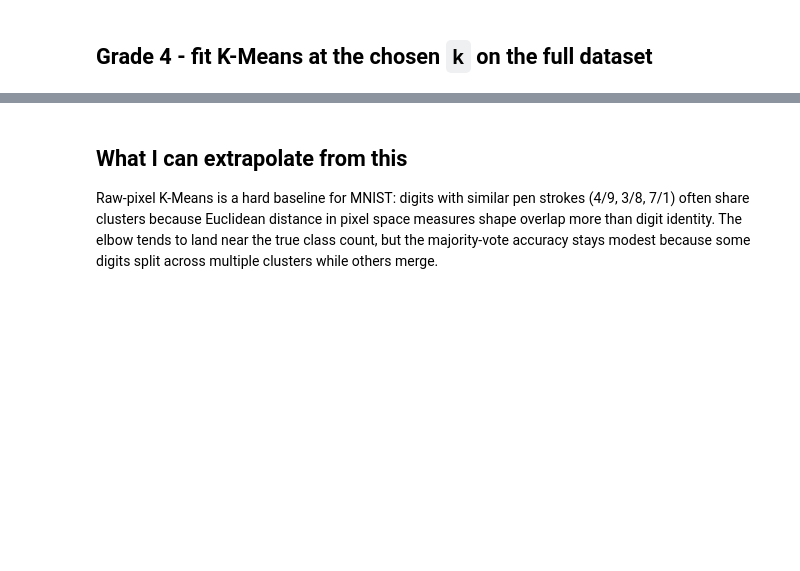
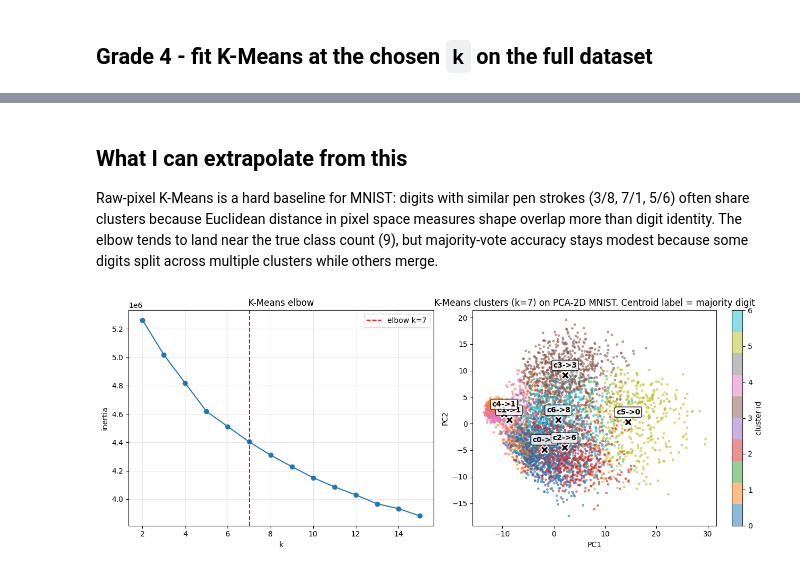
Before and after one commit to Kwaseda/phm-cmapss-mnist, a Jupyter notebook: notebooks/02_diagnosis.ipynb, the cells around one changed output, grey strips where cells are left out. Drawn from its saved outputs; the diff is of its cells as text; code cells hidden in the pictures; blank space fills up the shorter version.

```diff
--- a/notebooks/02_diagnosis.ipynb
+++ b/notebooks/02_diagnosis.ipynb
@@ -115,4 +129,4 @@ print(f"cluster -> digit map: {cluster_to_digit}")
 # %% [markdown]
 ## What I can extrapolate from this
 
-Raw-pixel K-Means is a hard baseline for MNIST: digits with similar pen strokes (4/9, 3/8, 7/1) often share clusters because Euclidean distance in pixel space measures shape overlap more than digit identity. The elbow tends to land near the true class count, but the majority-vote accuracy stays modest because some digits split across multiple clusters while others merge.
+Raw-pixel K-Means is a hard baseline for MNIST: digits with similar pen strokes (3/8, 7/1, 5/6) often share clusters because Euclidean distance in pixel space measures shape overlap more than digit identity. The elbow tends to land near the true class count (9), but majority-vote accuracy stays modest because some digits split across multiple clusters while others merge.
@@ -148,0 +133,36 @@ plt.tight_layout(); plt.show()
+# %%
+fig,axes=plt.subplots(1,2,figsize=(13,5))
+
+ax=axes[0]
+ax.plot(k_values,inertia_values,marker='o')
+ax.axvline(optimal_k,color='red',linestyle='--',label=f'elbow k={optimal_k}')
+
+ax.set_xlabel('k')
+ax.set_ylabel('inertia')
+ax.set_title('K-Means elbow')
+ax.legend()
+ax.grid(alpha=0.3)
+
+idx=rng.choice(len(X_all),5000,replace=False)
+pca=PCA(n_components=2,random_state=SEED).fit(X_all[idx])
+X2=pca.transform(X_all[idx])
+sc=axes[1].scatter(X2[:,0],X2[:,1],c=cluster_ids[idx],cmap='tab10',s=6,alpha=0.5)
+
+centers2=pca.transform(kmeans.cluster_centers_)
+
+for c in range(optimal_k):
+    d=cluster_to_digit.get(c,'?')
+    axes[1].scatter(centers2[c,0],centers2[c,1],c='black',s=120,marker='X',edgecolors='white',linewidths=1.5)
+    axes[1].annotate(f'c{c}->{d}',(centers2[c,0],centers2[c,1]),fontsize=10,fontweight='bold',
+                    ha='center',va='bottom',xytext=(0,8),textcoords='offset points',
+                    bbox=dict(boxstyle='round,pad=0.2',facecolor='white',alpha=0.8))
+
+axes[1].set_title(f'K-Means clusters (k={optimal_k}) on PCA-2D MNIST. Centroid label = majority digit')
+axes[1].set_xlabel('PC1')
+axes[1].set_ylabel('PC2')
+
+plt.colorbar(sc,ax=axes[1],label='cluster id')
+plt.tight_layout()
+plt.show()
+# %% [output]
+[figure, added]
```
Also changed, not shown: parts of 11 cells of this notebook, 7 other files.
